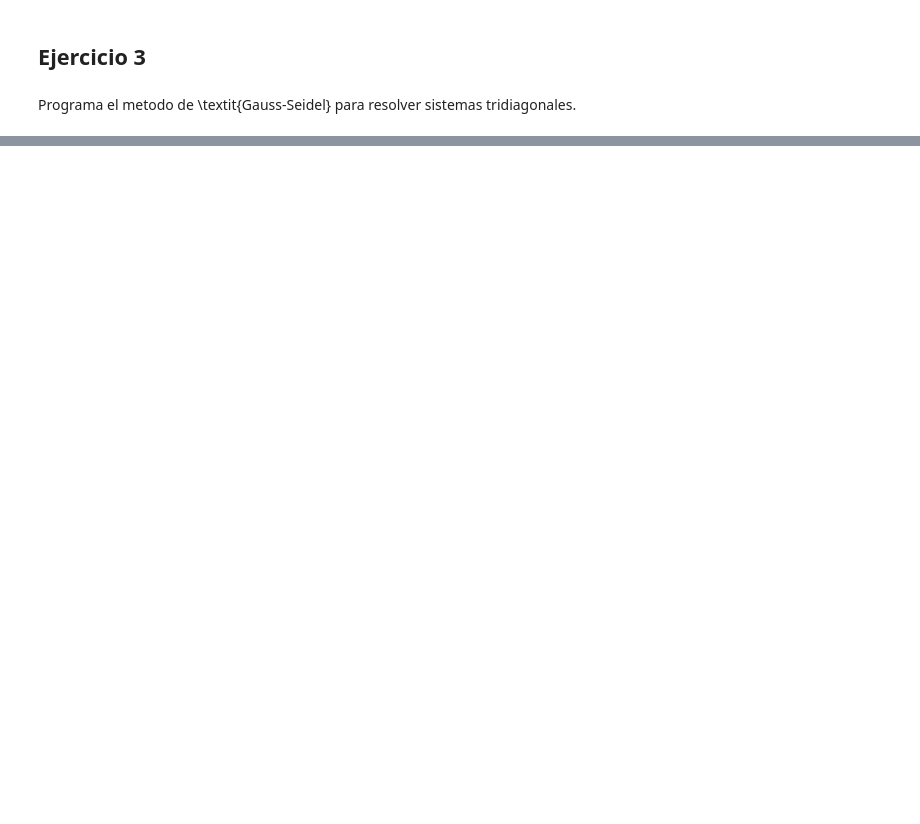
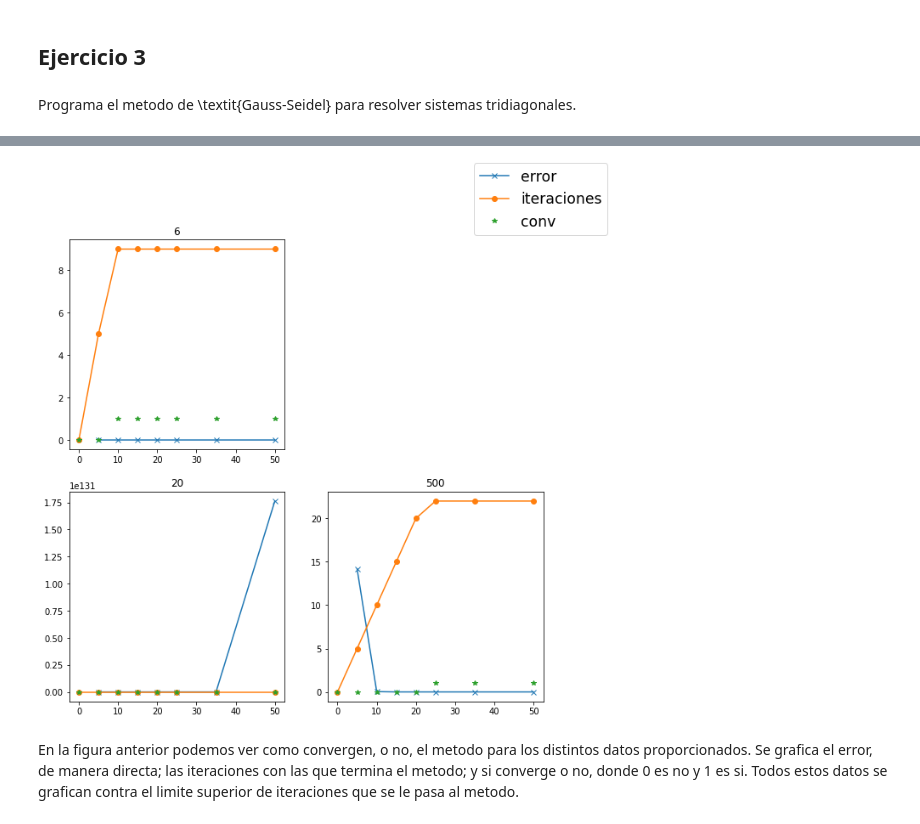
Before and after one commit to BenchHPZ/UG-Compu, a Jupyter notebook: MN/Tareas/T5/Tarea5.ipynb, the cells around one changed output, grey strips where cells are left out. Cells and saved outputs as stored; diff of their text form; code cells hidden in the pictures; blank space fills up the shorter version.

```diff
--- a/MN/Tareas/T5/Tarea5.ipynb
+++ b/MN/Tareas/T5/Tarea5.ipynb
@@ -144,0 +415,17 @@ Programa el metodo de \textit{Gauss-Seidel} para resolver sistemas tridiagonales
+# %%
+# Parte 4
+
+if NOTEBOOK:
+    sizes = ['6', '20', '500']
+    data = {}
+    for sz in sizes:
+        data[sz] = [[],[],[]]
+
+    itr = [0, 5, 10, 15, 20, 25, 35, 50]
+
+    for sz in sizes:
+        for N in itr:
+            e, n, conv = Ejercicio3('matrizA'+sz, 'vecb'+sz, N, show=True)
+            data[sz][0].append(e)
+            data[sz][1].append(n)
+            data[sz][2].append(conv)
@@ -144,0 +450,31 @@ Programa el metodo de \textit{Gauss-Seidel} para resolver sistemas tridiagonales
+# %%
+
+PLOT = True
+if PLOT:
+    rng = itr
+    fig, ax = plt.subplots(2, 2, figsize=(10,10))
+    ax[0,1].axis('off')
+
+    for sz in sizes:
+        if sz == '6': i,j = 0,0
+        elif sz == '20': i,j = 1,0
+        elif sz == '500': i,j = 1,1
+
+        ax[i,j].set_title(sz)
+        a = ax[i,j].plot(rng, data[sz][0], '-x')
+        b = ax[i,j].plot(rng, data[sz][1], '-o')
+        c = ax[i,j].plot(rng, data[sz][2], '*')
+
+    labels = ['error', 'iteraciones', 'conv']
+    fig.legend([e, i, c],        # The line objects
+           labels=labels,        # The labels for each line
+           loc="upper right",    # Position of legend
+           borderaxespad=0.1,    # Small spacing around legend box
+           fontsize='xx-large'
+           )
+
+    plt.show()
+# %% [output]
+[figure, added]
+# %% [markdown]
+En la figura anterior podemos ver como convergen, o no, el metodo para los distintos datos proporcionados. Se grafica el error, de manera directa; las iteraciones con las que termina el metodo; y si converge o no, donde 0 es no y 1 es si. Todos estos datos se grafican contra el limite superior de iteraciones que se le pasa al metodo.
```
Also changed, not shown: parts of 7 cells of this notebook, 8 other files.
